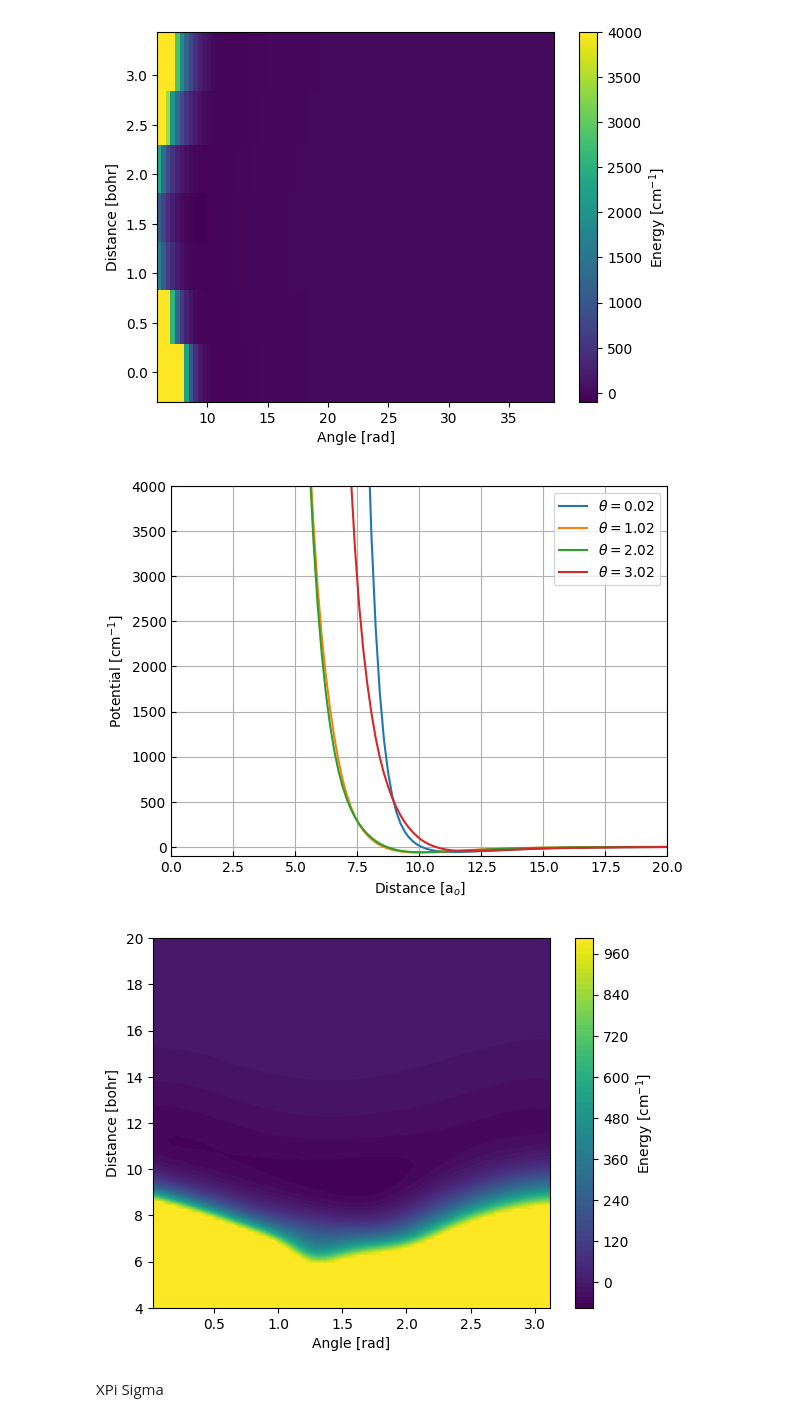
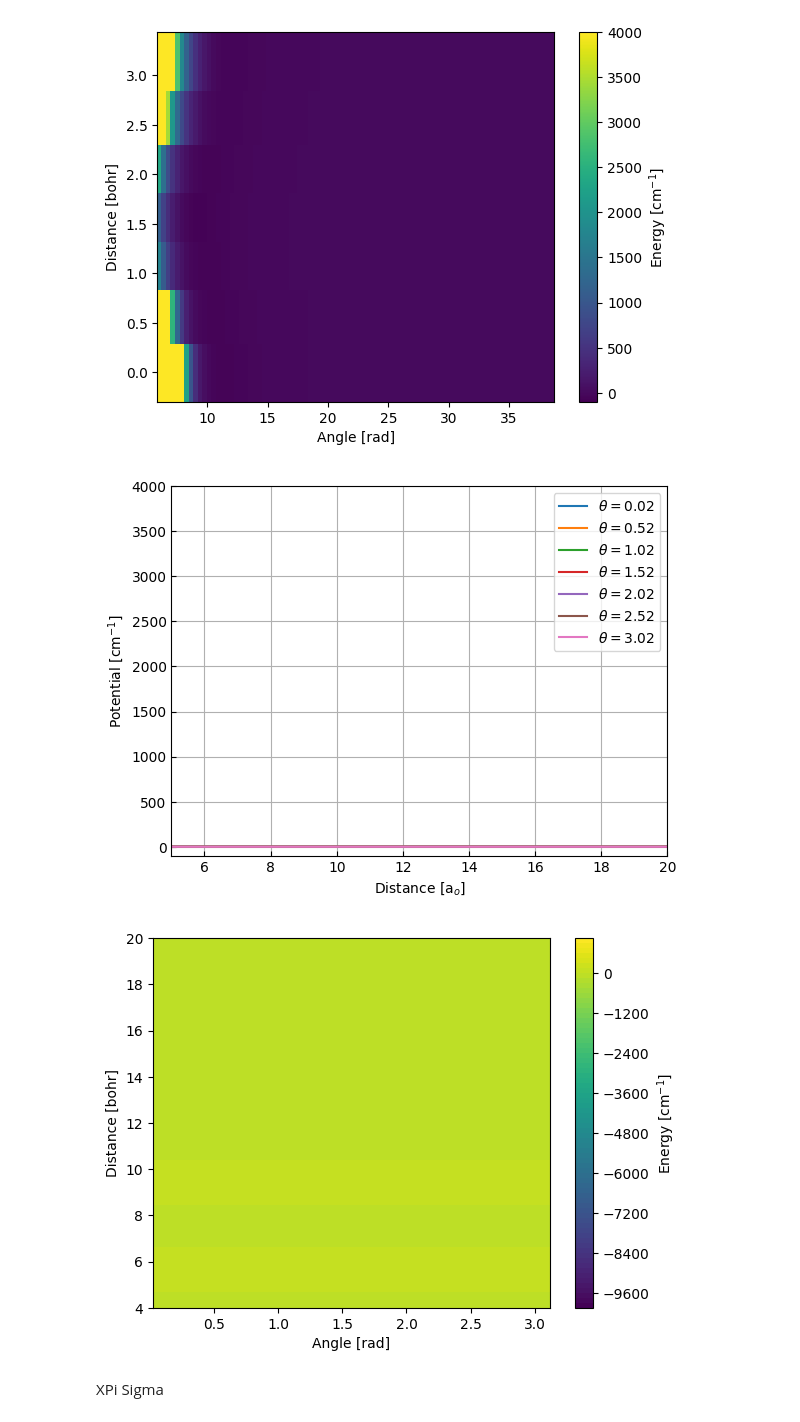
Before and after one commit to Wleter/NeOcs, a Jupyter notebook: analysis/potentials.ipynb, the cells around one changed output. Saved outputs shown, nothing was run; the diff lists cells and outputs as text; code cells hidden in the pictures.

```diff
--- a/analysis/potentials.ipynb
+++ b/analysis/potentials.ipynb
@@ -50,32 +50,32 @@ cbar.ax.set_ylabel(r"Energy [cm$^{-1}$]");
 [figure]
 [figure]
 # %%
-potential = retrive.reload_interpolated("potential.dat", is_gamma = False, kx = 5, ky = 5)
+potential = retrive.reload_interpolated("potential.dat", is_gamma = False)
 
 fig, ax = plot()
-for i in range(0, len(potential.polar), 32):
+for i in range(0, len(potential.polar), 16):
     ax.plot(potential.radial, potential.values[:, i] / CM_INV, label=fr"$\theta = {potential.polar[i]:.2f}$")
 ax.legend()
-ax.set_xlim(0, 20)
+ax.set_xlim(5, 20)
 ax.set_ylim(-100, 4000)
 ax.set_xlabel(r"Distance [a$_o$]")
 ax.set_ylabel(r"Potential [cm$^{-1}$]")
 plt.show(ax)
 
 
 values = np.clip(potential.values, -10000 * CM_INV, 1000 * CM_INV)
 fig, ax = plt.subplots()
 cs = ax.contourf(potential.polar, potential.radial, values / CM_INV, levels=100)
 ax.set_ylim(4, 20)
 
 ax.set_xlabel(r"Angle [rad]")
 ax.set_ylabel(r"Distance [bohr]")
 cbar = fig.colorbar(cs)
 cbar.ax.set_ylabel(r"Energy [cm$^{-1}$]")
 fig.savefig("../plots/potential_standard.pdf");
 # %% [output]
-[figure, old version]
+[figure, new version]
-[figure, old version]
+[figure, new version]
 # %% [markdown]
 XPi Sigma
 # %%
```
Also changed, not shown: parts of 10 cells of this notebook, 1 other file.
